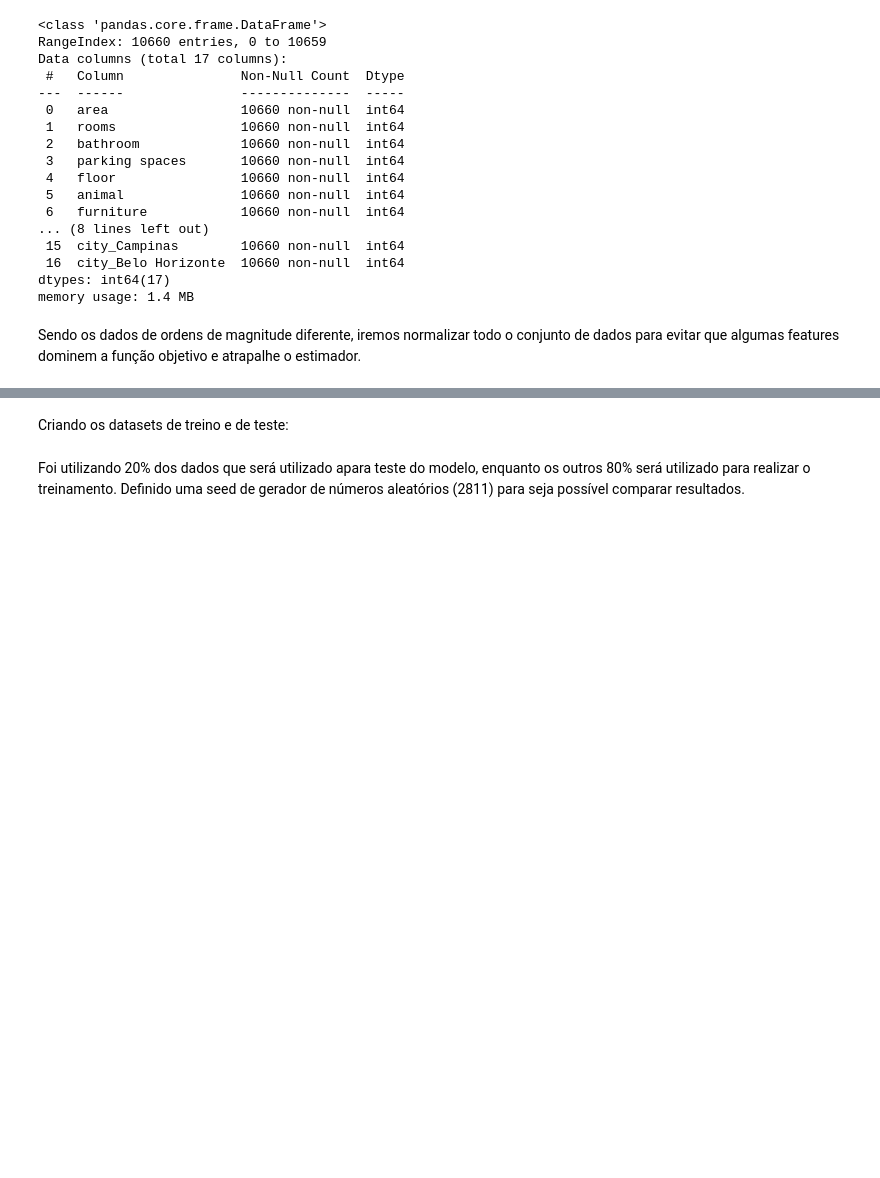
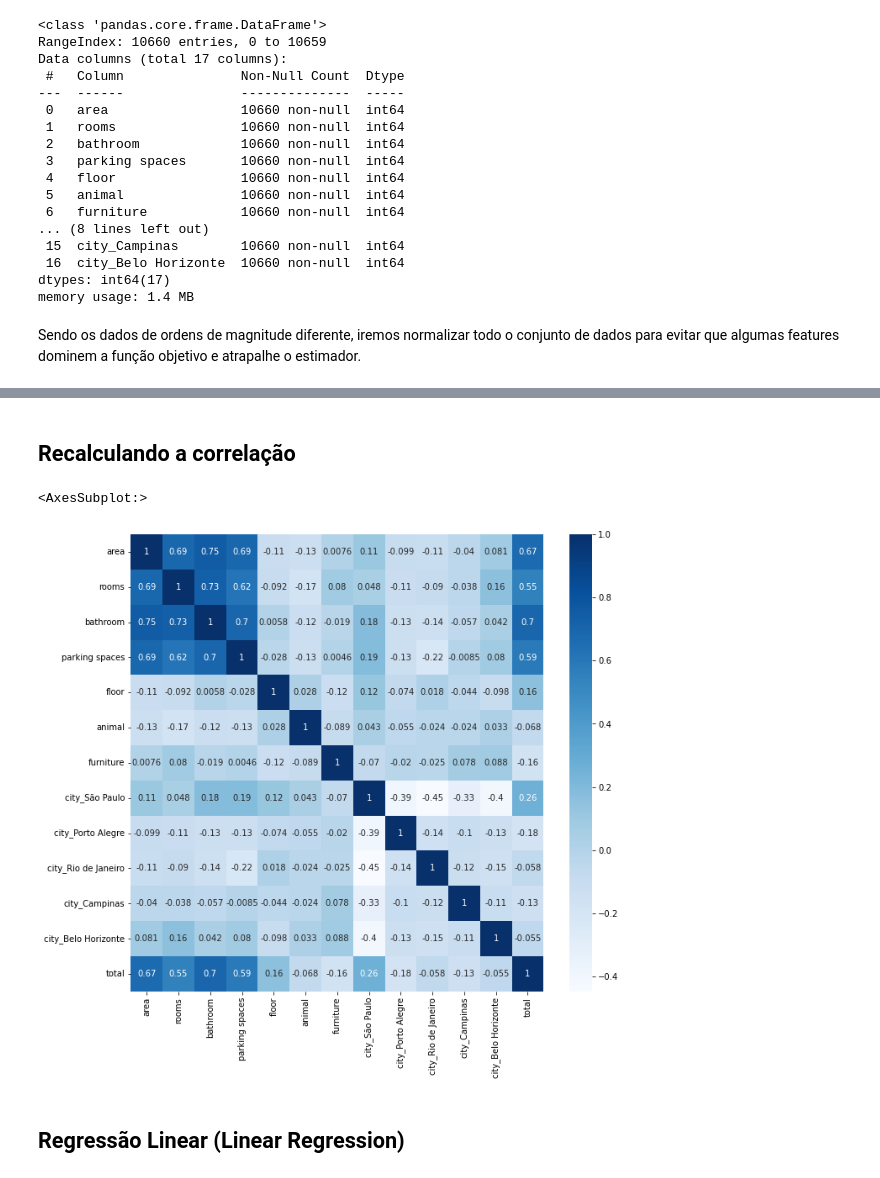
Before and after one commit to IgorFormiga/Data-Science-Projects, a Jupyter notebook: 3_Prediction_Rental_Prices.ipynb, the cells around one changed output, grey strips where cells are left out. Cells and saved outputs as stored; diff of their text form; code cells hidden in the pictures; blank space fills up the shorter version.

Commit message:
Teste de diferentes modelos para verificar qual modelo melhor se ajusta para predição dos valores de alugueis

```diff
--- a/3_Prediction_Rental_Prices.ipynb
+++ b/3_Prediction_Rental_Prices.ipynb
@@ -152,5 +157,8 @@ Data columns (total 17 columns):
  16  city_Belo Horizonte  10660 non-null  int64
 dtypes: int64(17)
 memory usage: 1.4 MB
+# %%
+features = dataset.loc[:,['area', 'rooms', 'bathroom', 'parking spaces', 'floor', 'animal', 'furniture', 'city_São Paulo', 'city_Porto Alegre', 'city_Rio de Janeiro', 'city_Campinas', 'city_Belo Horizonte']]
+features_list = list(features.columns)
 # %% [markdown]
 Sendo os dados de ordens de magnitude diferente, iremos normalizar todo o conjunto de dados para evitar que algumas features dominem a função objetivo e atrapalhe o estimador.
@@ -177,0 +169,3 @@ Separando as variáveis dependentes (y) e independetes (X) em uma series e um da
+# %%
+df_features_norm = pd.DataFrame(features_norm, columns=features_list)
+df_features_norm.head()
@@ -178,5 +179,20 @@ Separando as variáveis dependentes (y) e independetes (X) em uma series e um da
+# %% [markdown]
+## Recalculando a correlação
+# %%
+df_features_norm['total'] = dataset['total']
+corr = df_features_norm.corr()
+
+plt.figure(figsize=(11,10))
+
+sns.heatmap(corr,
+        xticklabels=corr.columns,
+        yticklabels=corr.columns,
+        cmap="Blues", annot=True)
+# %% [output]
+<AxesSubplot:>
+[figure, added]
+# %% [markdown]
+## Regressão Linear (Linear Regression)
 # %%
 X = features_norm
 y = dataset['total']
-# %% [markdown]
-Criando os datasets de treino e de teste:
@@ -185,2 +198,0 @@ X_train, X_test, y_train, y_test = train_test_split(X, y, test_size=0.2, random_
-# %% [markdown]
-Foi utilizando 20% dos dados que será utilizado apara teste do modelo, enquanto os outros 80% será utilizado para realizar o treinamento. Definido uma seed de gerador de números aleatórios (2811) para seja possível comparar resultados.
```
Also changed, not shown: parts of 53 cells of this notebook.
